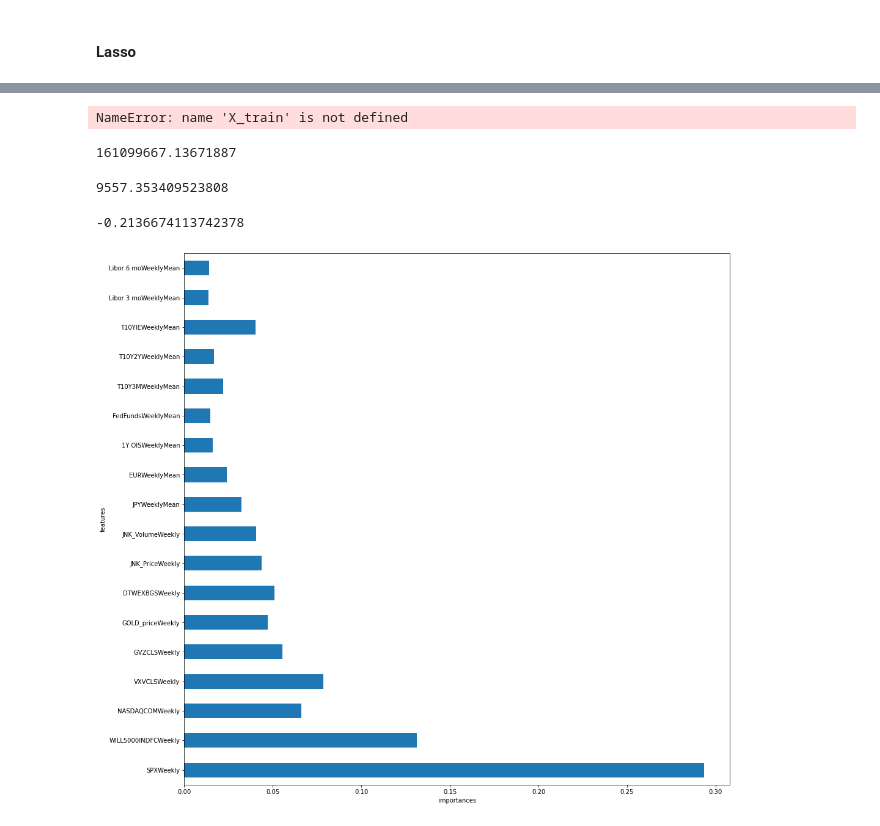
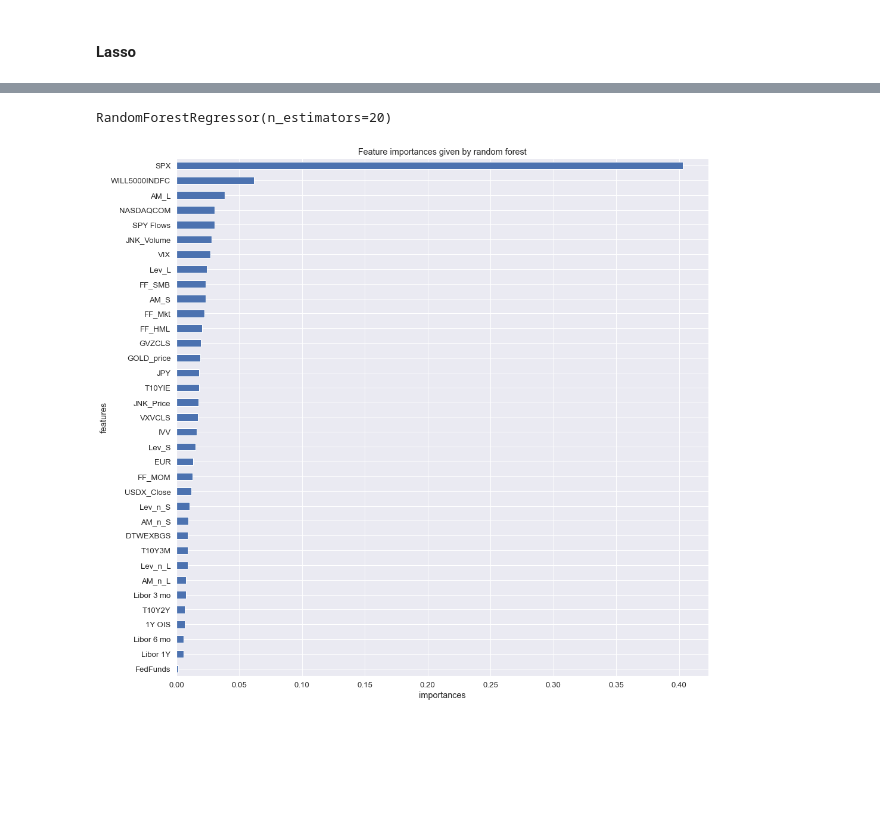
Before and after one commit to sdlwdh/ML-Capstone, a Jupyter notebook: Code/Modeling.ipynb, the cells around one changed output, grey strips where cells are left out. Drawn from its saved outputs; the diff is of its cells as text; code cells hidden in the pictures; blank space fills up the shorter version.

```diff
--- a/Code/Modeling.ipynb
+++ b/Code/Modeling.ipynb
@@ -166,6 +137,6 @@ plt.show()
 # %%
 from sklearn.preprocessing import StandardScaler
 scaler = StandardScaler()
-scaler.fit(X_train.values)
-X_train_std = scaler.transform(X_train.values)
-X_test_std = scaler.transform(X_test.values)
+scaler.fit(X_train)
+X_train_std = scaler.transform(X_train)
+X_test_std = scaler.transform(X_test)
@@ -196,0 +152,3 @@ np.mean(np.abs(y_test - ridge_rgs.predict(X_test.values)) / y_test)
+# %%
+ridge = RidgeCV(alphas = np.linspace(0.1,1,100))
+ridge.fit(X_train_std, y_train)
@@ -217,0 +195,3 @@ np.mean(np.abs(y_test - lasso_rgs.predict(X_test.values)) / y_test)
+# %%
+lasso = LassoCV(max_iter = 10000)
+lasso.fit(X_train_std, y_train)
@@ -244,18 +239,6 @@ weekly_data.describe()
 # %%
 from sklearn.ensemble import RandomForestRegressor
-rf = RandomForestRegressor(n_estimators = 50)
-rf.fit(X_train.values, y_train)
+rf = RandomForestRegressor(n_estimators = 20)
+rf.fit(X_train_std, y_train)
 # %% [output]
-NameError: name 'X_train' is not defined
+RandomForestRegressor(n_estimators=20)
-# %%
-mean_squared_error(y_test, rf.predict(X_test.values))
-# %% [output]
-161099667.13671887
-# %%
-mean_absolute_error(y_test, rf.predict(X_test.values))
-# %% [output]
-9557.353409523808
-# %%
-np.mean(np.abs(y_test - rf.predict(X_test.values)) / y_test)
-# %% [output]
--0.2136674113742378
@@ -262,10 +249,13 @@ np.mean(np.abs(y_test - rf.predict(X_test.values)) / y_test)
 # %%
 feat_importance = pd.Series(rf.feature_importances_, index = X_train.columns)
+fis = np.argsort(feat_importance)
+feat_importance = feat_importance[fis]
 fig = plt.figure(figsize = [16,16])
 ax = fig.subplots(1,1)
 feat_importance.plot(kind = 'barh', ax = ax)
 plt.ylabel('features')
 plt.xlabel('importances')
+plt.title("Feature importances given by random forest")
 plt.show()
 # %% [output]
-[figure, old version]
+[figure, new version]
```
Also changed, not shown: parts of 68 cells of this notebook.
